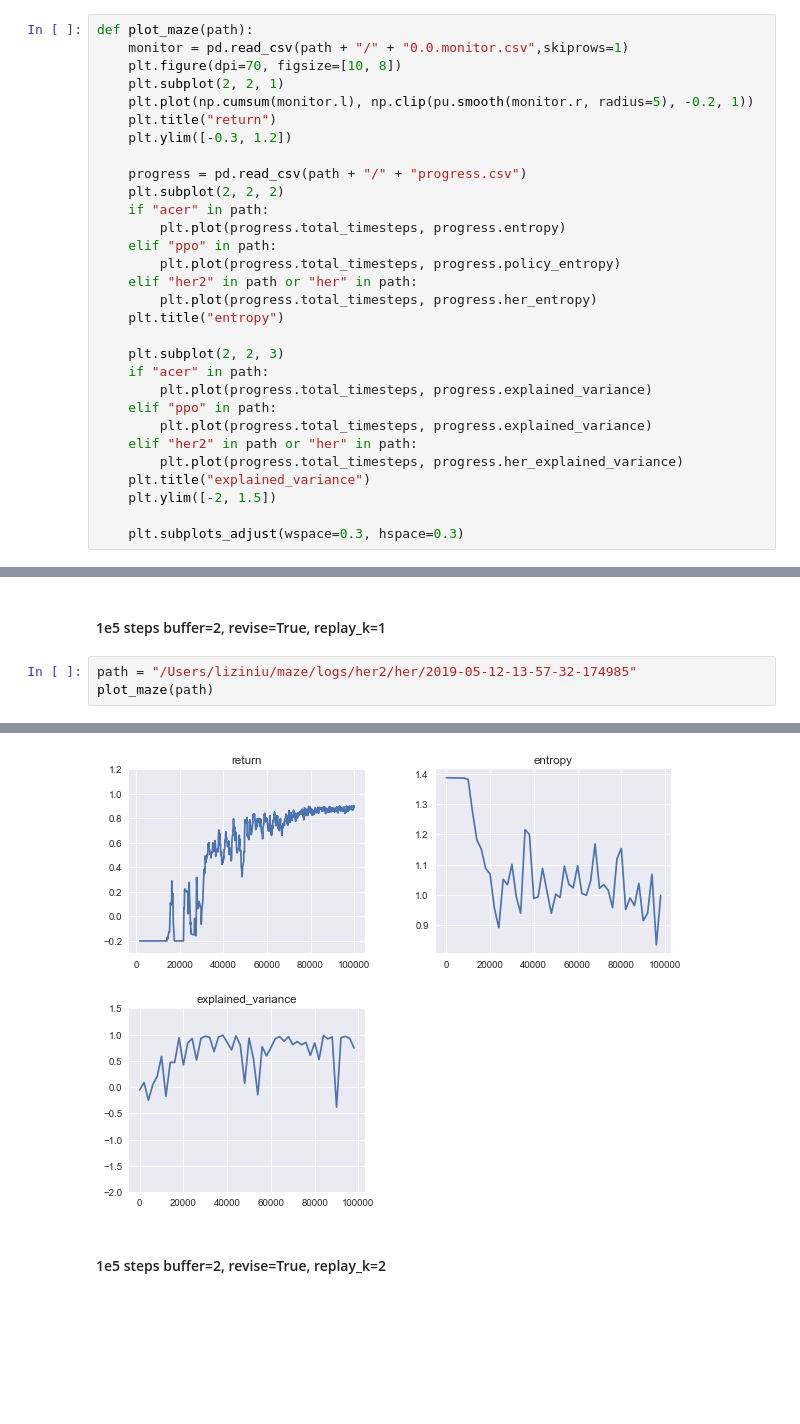
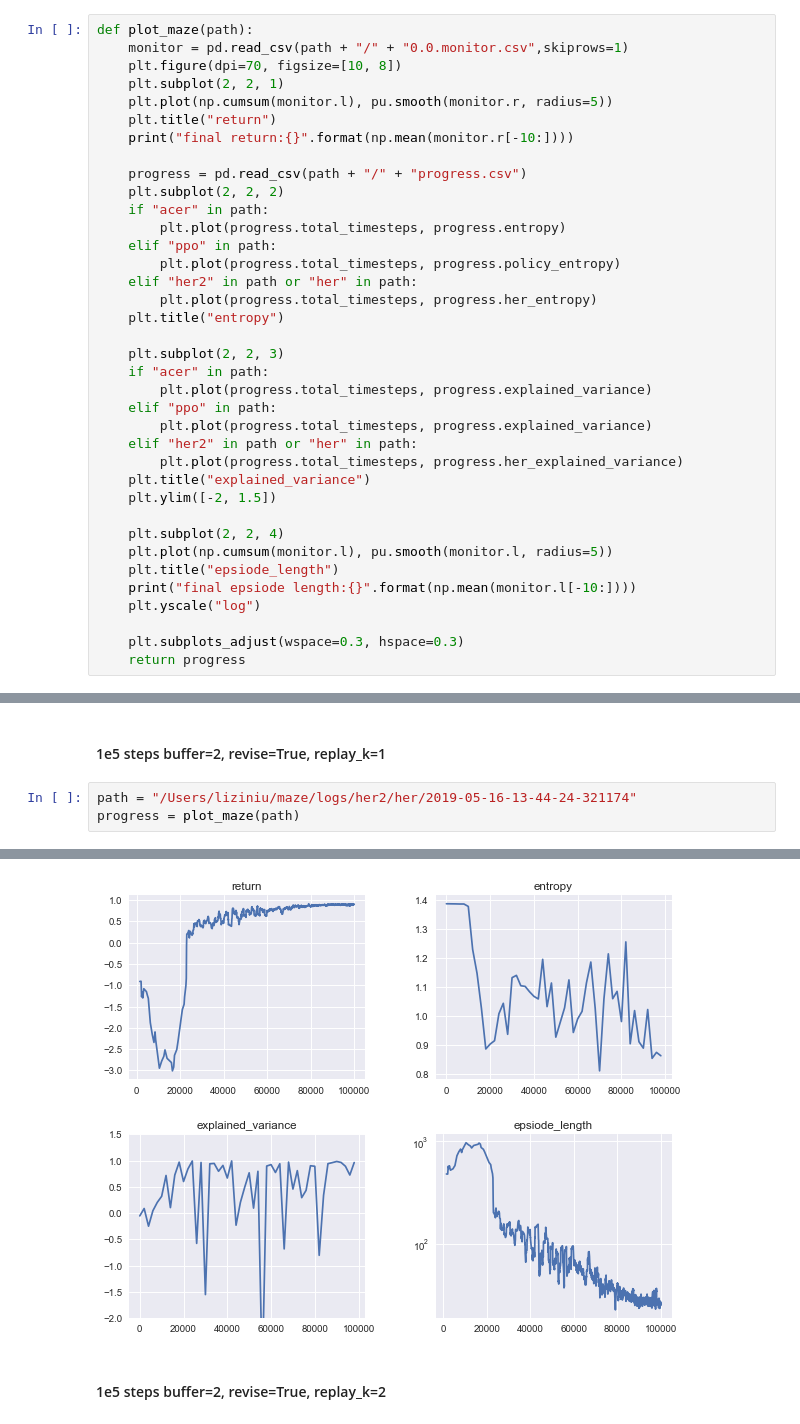
Before and after one commit to liziniu/Maze, a Jupyter notebook: visz.ipynb, the cells around one changed output, grey strips where cells are left out. Drawn from its saved outputs; the diff is of its cells as text; blank space fills up the shorter version.

```diff
--- a/visz.ipynb
+++ b/visz.ipynb
@@ -51,9 +51,9 @@ def plot_maze(path):
     monitor = pd.read_csv(path + "/" + "0.0.monitor.csv",skiprows=1)
     plt.figure(dpi=70, figsize=[10, 8])
     plt.subplot(2, 2, 1)
-    plt.plot(np.cumsum(monitor.l), np.clip(pu.smooth(monitor.r, radius=5), -0.2, 1))
+    plt.plot(np.cumsum(monitor.l), pu.smooth(monitor.r, radius=5))
     plt.title("return")
-    plt.ylim([-0.3, 1.2])
+    print("final return:{}".format(np.mean(monitor.r[-10:])))
 
     progress = pd.read_csv(path + "/" + "progress.csv")
     plt.subplot(2, 2, 2)
@@ -75,7 +75,14 @@ def plot_maze(path):
     plt.title("explained_variance")
     plt.ylim([-2, 1.5])
 
+    plt.subplot(2, 2, 4)
+    plt.plot(np.cumsum(monitor.l), pu.smooth(monitor.l, radius=5))
+    plt.title("epsiode_length")
+    print("final epsiode length:{}".format(np.mean(monitor.l[-10:])))
+    plt.yscale("log")
+
     plt.subplots_adjust(wspace=0.3, hspace=0.3)
+    return progress
 # %% [markdown]
 ### ppo
 # %% [markdown]
@@ -118,6 +142,6 @@ plot_maze(path)
 # %% [markdown]
 #### 1e5 steps buffer=2, revise=True, replay_k=1
 # %%
-path = "/Users/liziniu/maze/logs/her2/her/2019-05-12-13-57-32-174985"
-plot_maze(path)
+path = "/Users/liziniu/maze/logs/her2/her/2019-05-16-13-44-24-321174"
+progress = plot_maze(path)
 # %% [output]
@@ -124,3 +150,3 @@ plot_maze(path)
-[figure, old version]
+[figure, new version]
 # %% [markdown]
 #### 1e5 steps buffer=2, revise=True, replay_k=2
```
Also changed, not shown: parts of 50 cells of this notebook, 11 other files.
